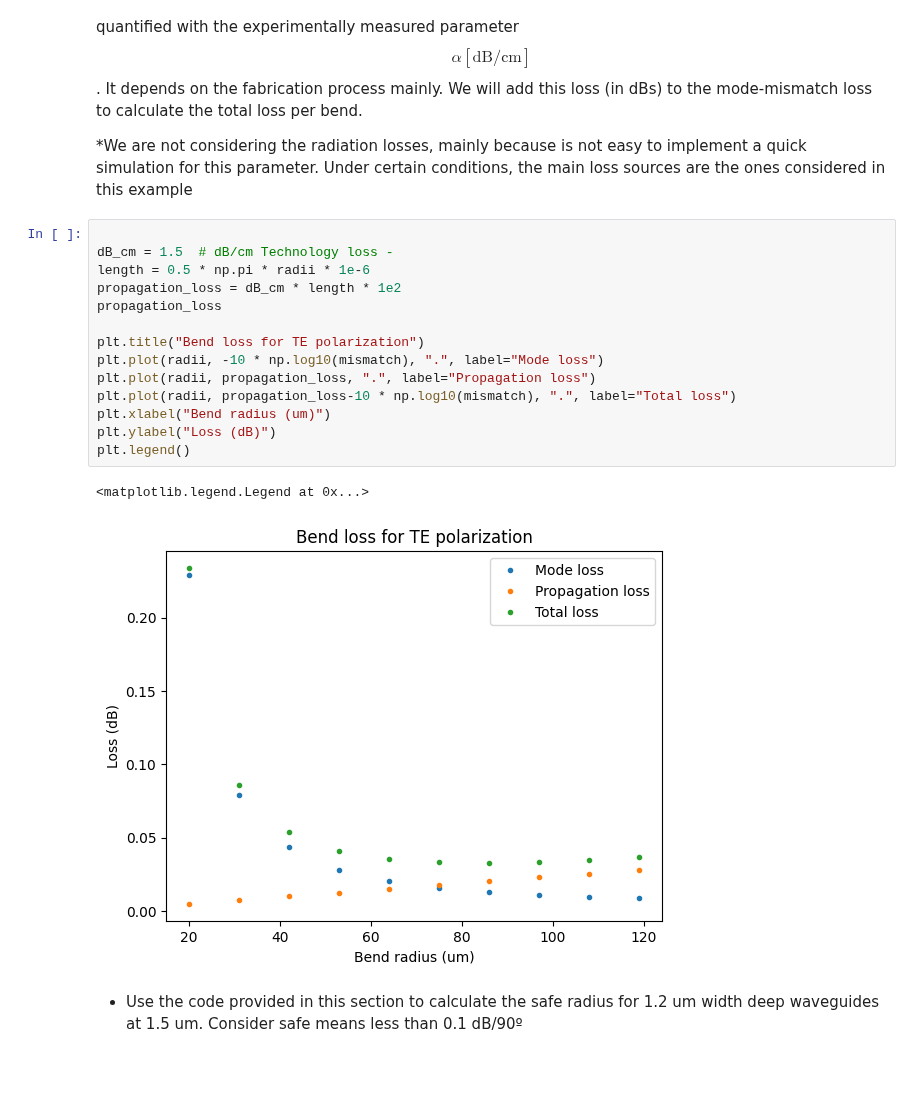
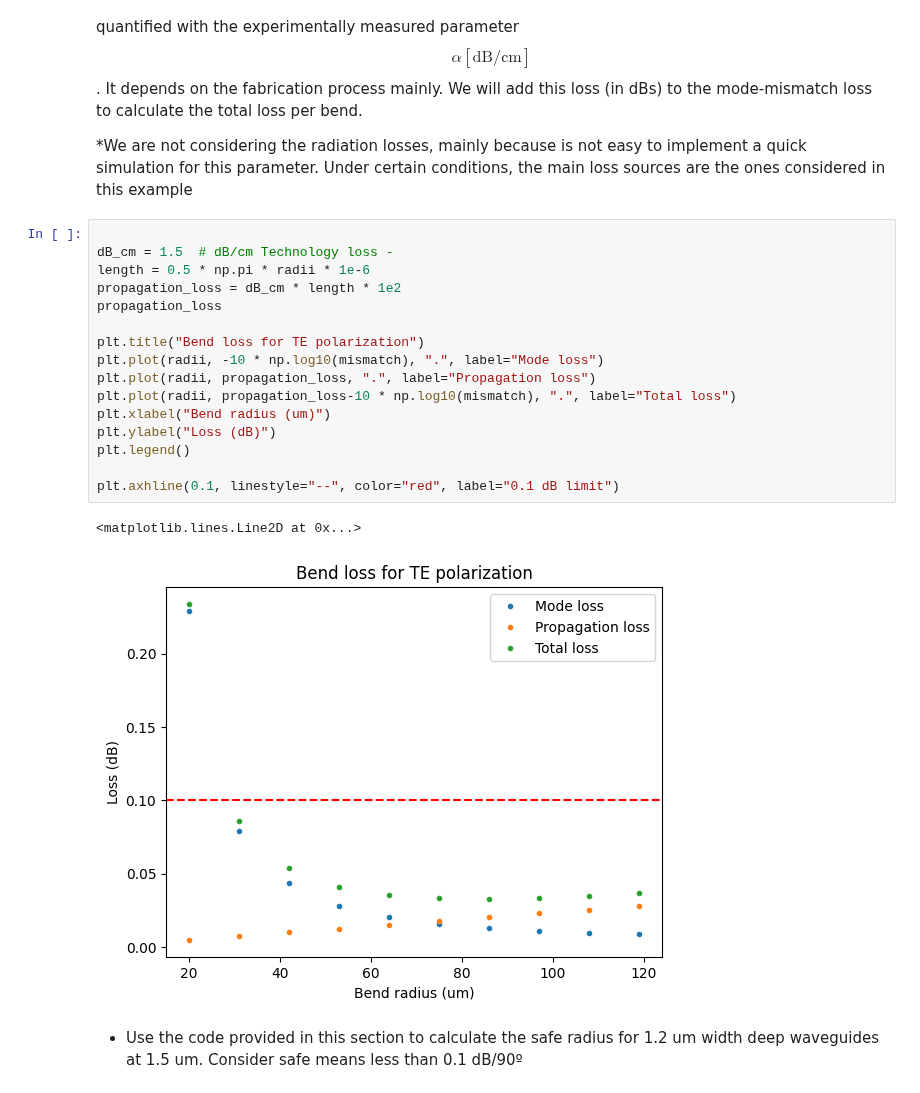
Before and after one commit to miiraandaa/cifoin-lab1, a Jupyter notebook: WAVEGUIDES_Student.ipynb, the cells around one changed output. Cells and saved outputs as stored; diff of their text form.

```diff
--- a/WAVEGUIDES_Student.ipynb
+++ b/WAVEGUIDES_Student.ipynb
@@ -690,20 +690,22 @@ Consider the equivalent linear length of the quarter-circle bend. Light will att
 # %%
 
 dB_cm = 1.5  # dB/cm Technology loss -
 length = 0.5 * np.pi * radii * 1e-6
 propagation_loss = dB_cm * length * 1e2
 propagation_loss
 
 plt.title("Bend loss for TE polarization")
 plt.plot(radii, -10 * np.log10(mismatch), ".", label="Mode loss")
 plt.plot(radii, propagation_loss, ".", label="Propagation loss")
 plt.plot(radii, propagation_loss-10 * np.log10(mismatch), ".", label="Total loss")
 plt.xlabel("Bend radius (um)")
 plt.ylabel("Loss (dB)")
 plt.legend()
+
+plt.axhline(0.1, linestyle="--", color="red", label="0.1 dB limit")
 # %% [output]
-<matplotlib.legend.Legend at 0x...>
+<matplotlib.lines.Line2D at 0x...>
-[figure, old version]
+[figure, new version]
 # %% [markdown]
 - Use the code provided in this section to calculate the safe radius for 1.2 um width deep waveguides at 1.5 um. Consider safe means less than 0.1 dB/90º
 # %%
```
